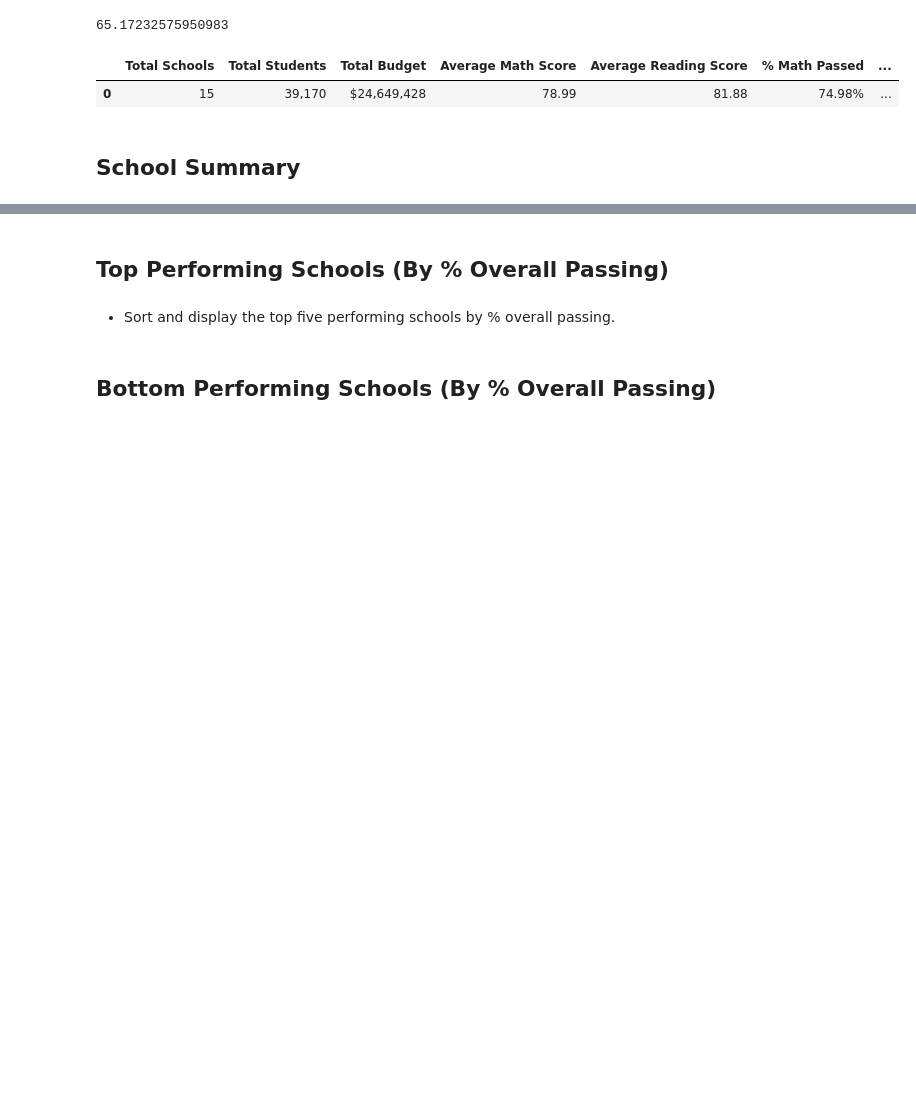
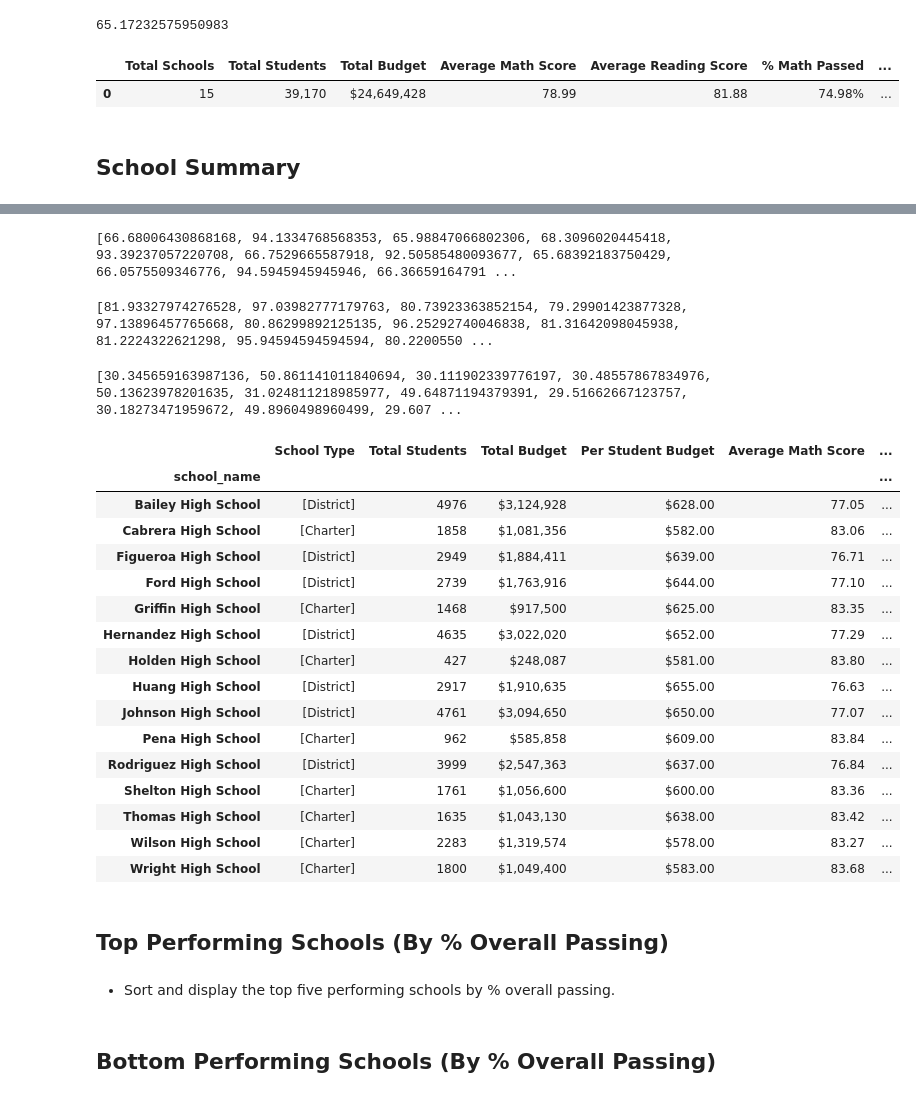
Before and after one commit to bay0624/City-Schools, a Jupyter notebook: CitySchools.ipynb, the cells around one changed output, grey strips where cells are left out. Saved outputs shown, nothing was run; the diff lists cells and outputs as text; code cells hidden in the pictures; blank space fills up the shorter version.

Commit message:
Add summary for each school

```diff
--- a/CitySchools.ipynb
+++ b/CitySchools.ipynb
@@ -199,3 +173,81 @@ school_data_grouped_df.rename(columns={"type": "School Type", "student_name": "T
+# %%
+# % Passing Math
+math_pass_per_school = school_data_complete.groupby(["school_name",
+                                                     school_data_complete["math_score"] >= 70])
+x = list(math_pass_per_school.count()["Student ID"])
+num_of_pass_math = x[1::2]
+percent_math_per_school = [i/j*100 for i, j in zip(num_of_pass_math, student_counts)]
+print(percent_math_per_school, len(percent_math_per_school))
+# %% [output]
+[66.68006430868168, 94.1334768568353, 65.98847066802306, 68.3096020445418, 93.39237057220708, 66.7529665587918, 92.50585480093677, 65.68392183750429, 66.0575509346776, 94.5945945945946, 66.36659164791 ...
+# %%
+# % Passing Reading
+reading_pass_per_school = school_data_complete.groupby(["school_name",
+                                                     school_data_complete["reading_score"] >= 70])
+y = list(reading_pass_per_school.count()["Student ID"])
+num_of_pass_reading = y[1::2]
+percent_reading_per_school = [(i/j)*100 for i, j in zip(num_of_pass_reading, student_counts)]
+print(percent_reading_per_school, len(percent_reading_per_school))
+# %% [output]
+[81.93327974276528, 97.03982777179763, 80.73923363852154, 79.29901423877328, 97.13896457765668, 80.86299892125135, 96.25292740046838, 81.31642098045938, 81.2224322621298, 95.94594594594594, 80.2200550 ...
+# %%
+# % Overall Passing
+overall_pass_per_school = school_data_complete.groupby(["school_name",
+                                                     school_data_complete["reading_score"]
+                                                        & school_data_complete["math_score"] >= 70])
+z = list(overall_pass_per_school.count()["Student ID"])
+num_of_overall_pass = z[1::2]
+percent_overall_pass_per_school = [(i/j)*100 for i, j in zip(num_of_overall_pass, student_counts)]
+print(percent_overall_pass_per_school, len(percent_overall_pass_per_school))
+# %% [output]
+[30.345659163987136, 50.861141011840694, 30.111902339776197, 30.48557867834976, 50.13623978201635, 31.024811218985977, 49.64871194379391, 29.51662667123757, 30.18273471959672, 49.8960498960499, 29.607 ...
+# %%
+school_data_grouped_df = pd.DataFrame(school_data_grouped)
+school_data_grouped_df["Total Budget"] = totat_school_budget
+school_data_grouped_df["Per Student Budget"] = per_student_budget
+school_data_grouped_df["% Passing Math"] = percent_math_per_school
+school_data_grouped_df["% Passing Reading"] = percent_reading_per_school
+school_data_grouped_df["% Overall Passing"] = percent_overall_pass_per_school
+school_data_grouped_df["Per Student Budget"] = school_data_grouped_df["Per Student Budget"].map("${:.2f}".format)
+school_data_grouped_df["Total Budget"] = school_data_grouped_df["Total Budget"].map("${:,.0f}".format)
+school_data_grouped_df1 = school_data_grouped_df.rename(columns={"type": "School Type", "student_name": "Total Students",
+                                       "math_score": "Average Math Score", "reading_score": "Average Reading Score"})
+# %%
+# Rearranging and formatting columns
+column_names = ["School Type",
+                "Total Students",
+                "Total Budget",
+                "Per Student Budget",
+                "Average Math Score",
+                "Average Reading Score",
+                "% Passing Math",
+                "% Passing Reading",
+                "% Overall Passing"]
+summary_schools = school_data_grouped_df1.reindex(columns=column_names)
+summary_schools["Average Math Score"] = summary_schools["Average Math Score"].map("{:,.2f}".format)
+summary_schools["Average Reading Score"] = summary_schools["Average Reading Score"].map("{:,.2f}".format)
+summary_schools["% Passing Math"] = summary_schools["% Passing Math"].map("{:,.2f}%".format)
+summary_schools["% Passing Reading"] = summary_schools["% Passing Reading"].map("{:,.2f}%".format)
+summary_schools["% Overall Passing"] = summary_schools["% Overall Passing"].map("{:,.2f}%".format)
+summary_schools
+# %% [output]
+|  | School Type | Total Students | Total Budget | Per Student Budget | Average Math Score | ... |
+| school_name |  |  |  |  |  | ... |
+| Bailey High School | [District] | 4976 | $3,124,928 | $628.00 | 77.05 | ... |
+| Cabrera High School | [Charter] | 1858 | $1,081,356 | $582.00 | 83.06 | ... |
+| Figueroa High School | [District] | 2949 | $1,884,411 | $639.00 | 76.71 | ... |
+| Ford High School | [District] | 2739 | $1,763,916 | $644.00 | 77.10 | ... |
+| Griffin High School | [Charter] | 1468 | $917,500 | $625.00 | 83.35 | ... |
+| Hernandez High School | [District] | 4635 | $3,022,020 | $652.00 | 77.29 | ... |
+| Holden High School | [Charter] | 427 | $248,087 | $581.00 | 83.80 | ... |
+| Huang High School | [District] | 2917 | $1,910,635 | $655.00 | 76.63 | ... |
+| Johnson High School | [District] | 4761 | $3,094,650 | $650.00 | 77.07 | ... |
+| Pena High School | [Charter] | 962 | $585,858 | $609.00 | 83.84 | ... |
+| Rodriguez High School | [District] | 3999 | $2,547,363 | $637.00 | 76.84 | ... |
+| Shelton High School | [Charter] | 1761 | $1,056,600 | $600.00 | 83.36 | ... |
+| Thomas High School | [Charter] | 1635 | $1,043,130 | $638.00 | 83.42 | ... |
+| Wilson High School | [Charter] | 2283 | $1,319,574 | $578.00 | 83.27 | ... |
+| Wright High School | [Charter] | 1800 | $1,049,400 | $583.00 | 83.68 | ... |
 # %% [markdown]
 ## Top Performing Schools (By % Overall Passing)
 # %% [markdown]
```
Also changed, not shown: parts of 7 cells of this notebook.
